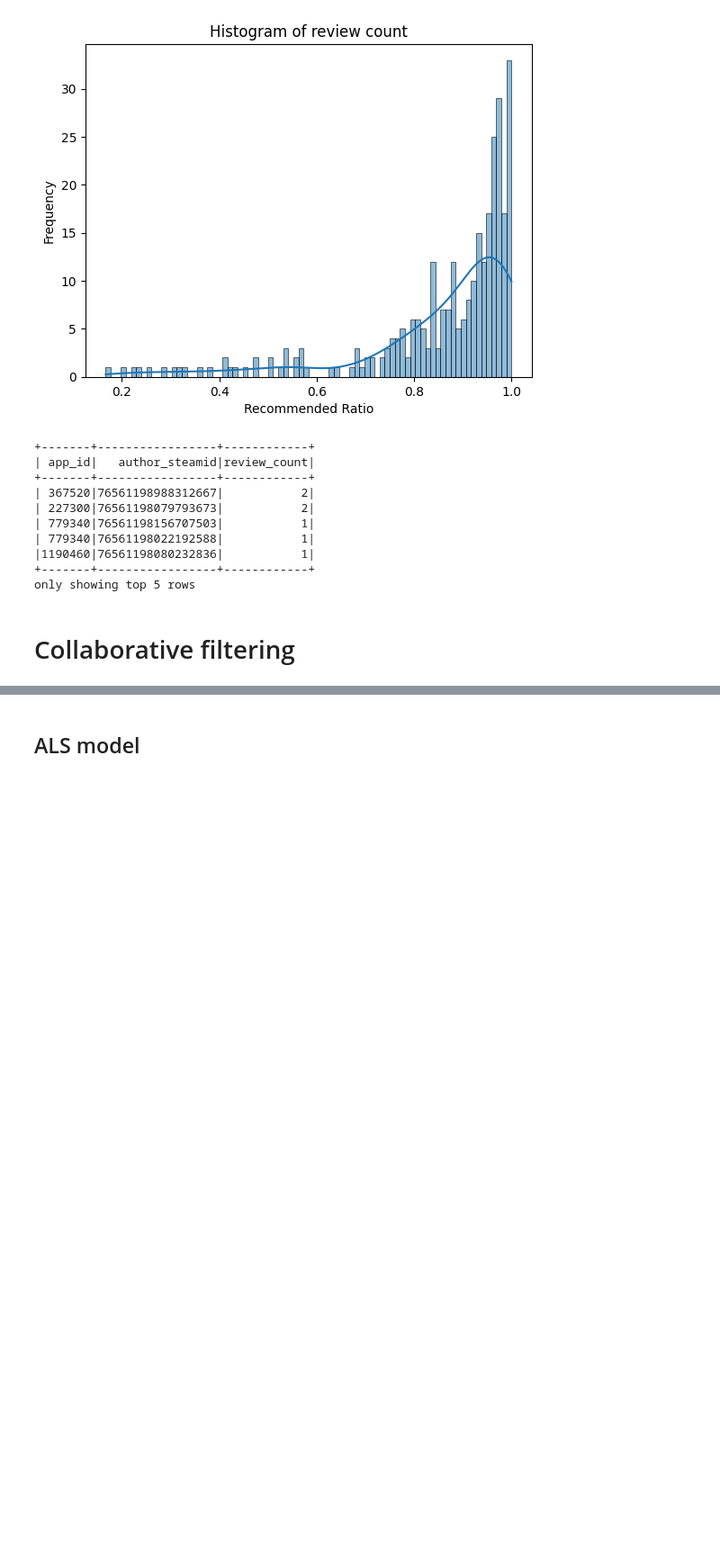
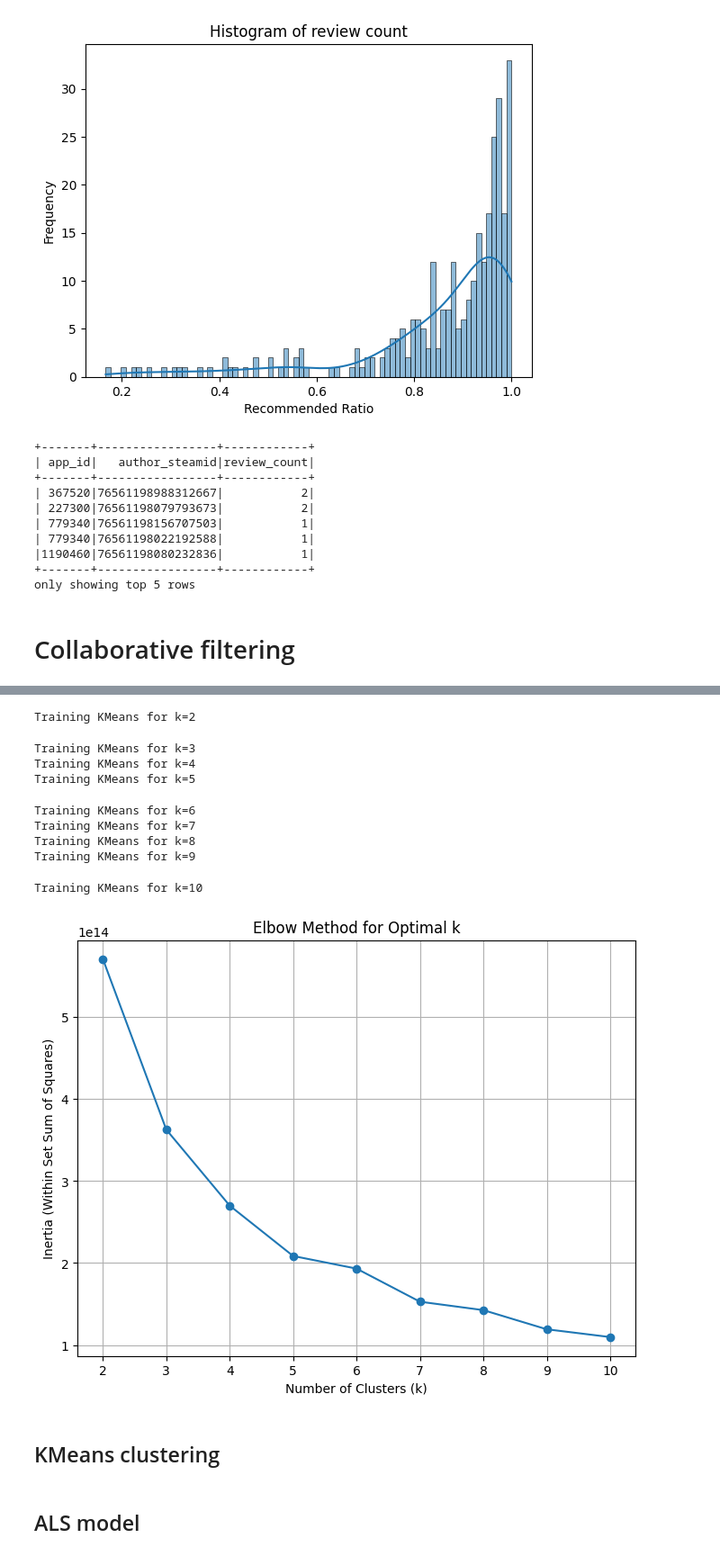
Before and after one commit to esbendamkjaer/DTU-CTFDS-02807-PROJ, a Jupyter notebook: src/dtu_ctfds_02807_proj/exploratory.ipynb, the cells around one changed output, grey strips where cells are left out. Shown: that part at 90% size. Cells and saved outputs as stored; diff of their text form; code cells hidden in the pictures; blank space fills up the shorter version.

```diff
--- a/src/dtu_ctfds_02807_proj/exploratory.ipynb
+++ b/src/dtu_ctfds_02807_proj/exploratory.ipynb
@@ -293,0 +362,5 @@ only showing top 5 rows
+# %%
+many_reviews_users = spark.read.parquet('data/many_reviews_users_parquet')
+
+
+many_reviews_users.printSchema()
@@ -294,2 +385,66 @@ only showing top 5 rows
+# %%
+many_reviews_users = many_reviews_users\
+    .withColumn(
+        "author_playtime_at_review",
+        F.when(
+            F.col("author_playtime_at_review").isNull(),
+            0
+        ).otherwise(
+            F.col("author_playtime_at_review")
+        )
+    )
+# %%
+from pyspark.ml.clustering import KMeans
+from pyspark.ml.evaluation import ClusteringEvaluator
+from pyspark.sql import SparkSession
+import matplotlib.pyplot as plt
+from pyspark.ml.feature import VectorAssembler
+
+features = [
+    "recommended",
+    "author_num_reviews",
+    "author_playtime_at_review",
+    "author_playtime_forever",
+    "author_playtime_last_two_weeks",
+]
+assembler = VectorAssembler(inputCols=features, outputCol="features")
+assembled_data = assembler.transform(many_reviews_users)
+
+# Elbow method: Compute inertia for different k values
+k_values = list(range(2, 11))  # Modify range as needed
+inertia = []
+
+for k in k_values:
+    print(f"Training KMeans for k={k}")
+    kmeans = KMeans(featuresCol="features", k=k, seed=42)
+    model = kmeans.fit(assembled_data)
+    predictions = model.transform(assembled_data)
+
+    # Compute WSSSE (Within Set Sum of Squared Errors)
+    evaluator = ClusteringEvaluator(predictionCol="prediction", featuresCol="features", metricName="silhouette")
+    silhouette = evaluator.evaluate(predictions)
+    inertia.append(model.summary.trainingCost)
+
+# Plot the elbow method results
+plt.figure(figsize=(8, 6))
+plt.plot(k_values, inertia, marker="o")
+plt.title("Elbow Method for Optimal k")
+plt.xlabel("Number of Clusters (k)")
+plt.ylabel("Inertia (Within Set Sum of Squares)")
+plt.grid()
+plt.show()
+# %% [output]
+Training KMeans for k=2
+Training KMeans for k=3
+Training KMeans for k=4
+Training KMeans for k=5
+Training KMeans for k=6
+Training KMeans for k=7
+Training KMeans for k=8
+Training KMeans for k=9
+Training KMeans for k=10
+[figure, added]
+# %% [markdown]
+## KMeans clustering
 # %% [markdown]
 ## ALS model
```
Also changed, not shown: parts of 23 cells of this notebook.
